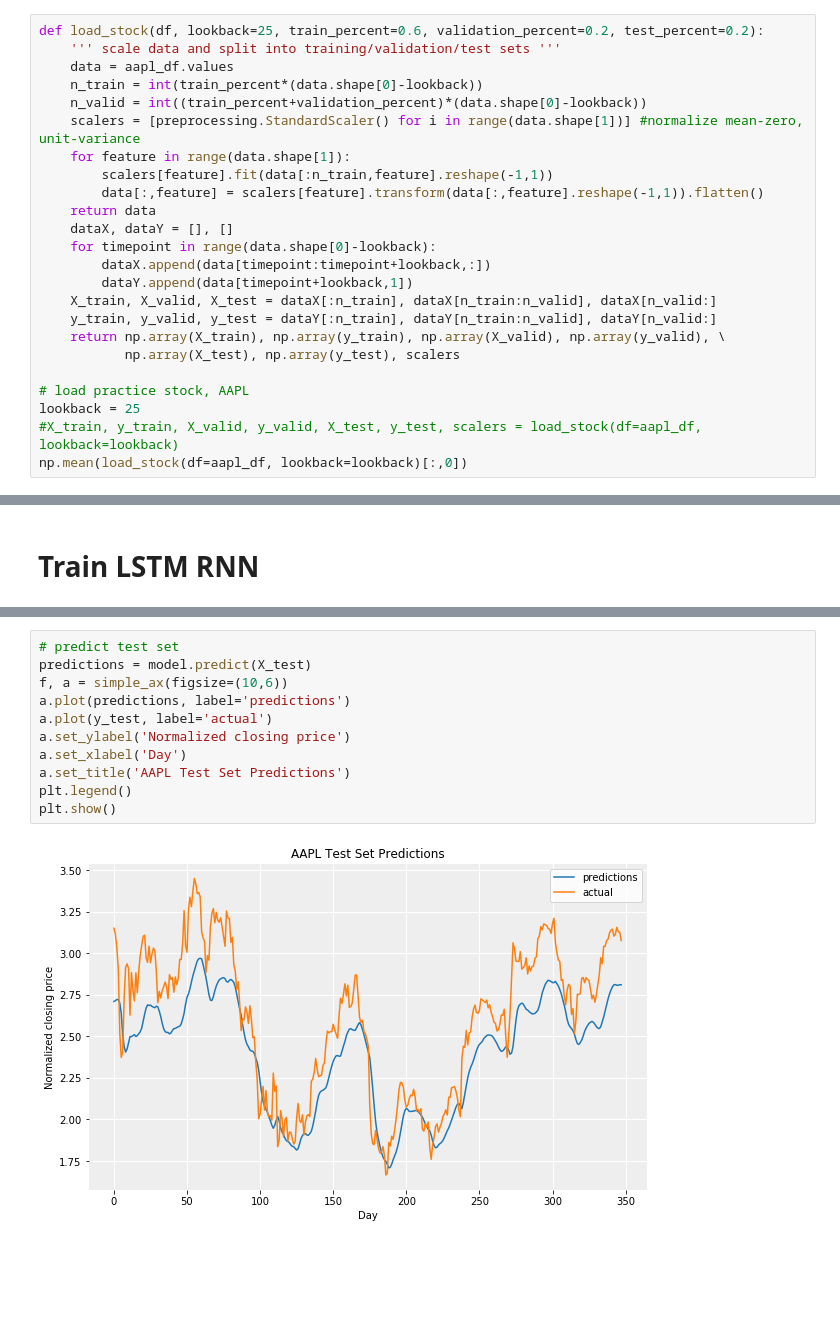
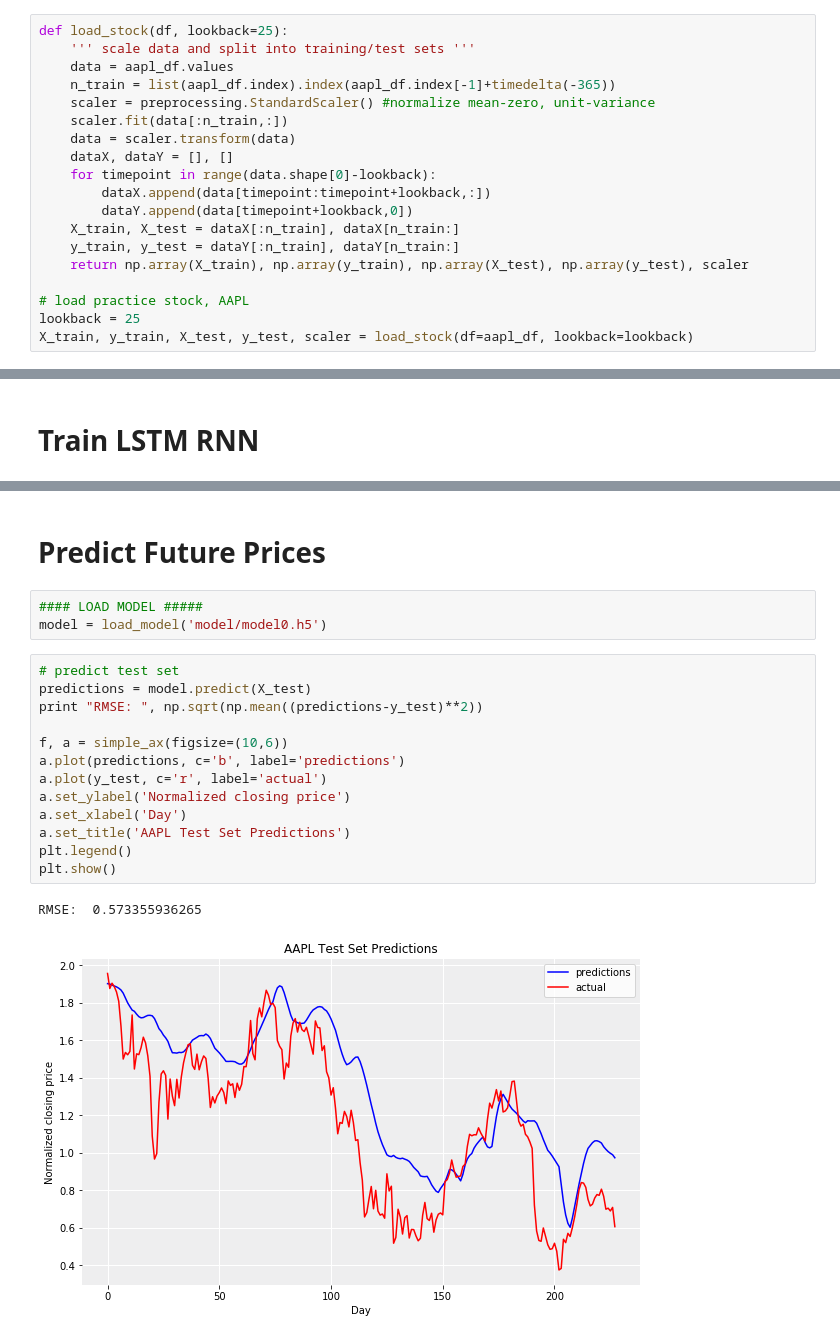
Before and after one commit to munozalexander/Stock-Prediction, a Jupyter notebook: Stock_Prediction.ipynb, the cells around one changed output, grey strips where cells are left out. Saved outputs shown, nothing was run; the diff lists cells and outputs as text; blank space fills up the shorter version.

```diff
--- a/Stock_Prediction.ipynb
+++ b/Stock_Prediction.ipynb
@@ -98,24 +99,19 @@ aapl_df = prep_data('AAPL')
 # %%
-def load_stock(df, lookback=25, train_percent=0.6, validation_percent=0.2, test_percent=0.2):
-    ''' scale data and split into training/validation/test sets '''
+def load_stock(df, lookback=25):
+    ''' scale data and split into training/test sets '''
     data = aapl_df.values
-    n_train = int(train_percent*(data.shape[0]-lookback))
-    n_valid = int((train_percent+validation_percent)*(data.shape[0]-lookback))
-    scalers = [preprocessing.StandardScaler() for i in range(data.shape[1])] #normalize mean-zero, unit-variance
-    for feature in range(data.shape[1]):
-        scalers[feature].fit(data[:n_train,feature].reshape(-1,1))
-        data[:,feature] = scalers[feature].transform(data[:,feature].reshape(-1,1)).flatten()
-    return data
+    n_train = list(aapl_df.index).index(aapl_df.index[-1]+timedelta(-365))
+    scaler = preprocessing.StandardScaler() #normalize mean-zero, unit-variance
+    scaler.fit(data[:n_train,:])
+    data = scaler.transform(data)
     dataX, dataY = [], []
     for timepoint in range(data.shape[0]-lookback):
         dataX.append(data[timepoint:timepoint+lookback,:])
-        dataY.append(data[timepoint+lookback,1])
-    X_train, X_valid, X_test = dataX[:n_train], dataX[n_train:n_valid], dataX[n_valid:]
-    y_train, y_valid, y_test = dataY[:n_train], dataY[n_train:n_valid], dataY[n_valid:]
-    return np.array(X_train), np.array(y_train), np.array(X_valid), np.array(y_valid), \
-           np.array(X_test), np.array(y_test), scalers
+        dataY.append(data[timepoint+lookback,0])
+    X_train, X_test = dataX[:n_train], dataX[n_train:]
+    y_train, y_test = dataY[:n_train], dataY[n_train:]
+    return np.array(X_train), np.array(y_train), np.array(X_test), np.array(y_test), scaler
 
 # load practice stock, AAPL
 lookback = 25
-#X_train, y_train, X_valid, y_valid, X_test, y_test, scalers = load_stock(df=aapl_df, lookback=lookback)
-np.mean(load_stock(df=aapl_df, lookback=lookback)[:,0])
+X_train, y_train, X_test, y_test, scaler = load_stock(df=aapl_df, lookback=lookback)
@@ -196,15 +190,23 @@ Epoch 50/50
+# %% [markdown]
+# Predict Future Prices
+# %%
+#### LOAD MODEL #####
+model = load_model('model/model0.h5')
 # %%
 # predict test set
 predictions = model.predict(X_test)
+print "RMSE: ", np.sqrt(np.mean((predictions-y_test)**2))
+
 f, a = simple_ax(figsize=(10,6))
-a.plot(predictions, label='predictions')
-a.plot(y_test, label='actual')
+a.plot(predictions, c='b', label='predictions')
+a.plot(y_test, c='r', label='actual')
 a.set_ylabel('Normalized closing price')
 a.set_xlabel('Day')
 a.set_title('AAPL Test Set Predictions')
 plt.legend()
 plt.show()
 # %% [output]
+RMSE:  0.573355936265
-[figure, old version]
+[figure, new version]
 # %%
 def predict_days(startday, days_topredict, data, model):
```
Also changed, not shown: parts of 17 cells of this notebook, 1 other file.
